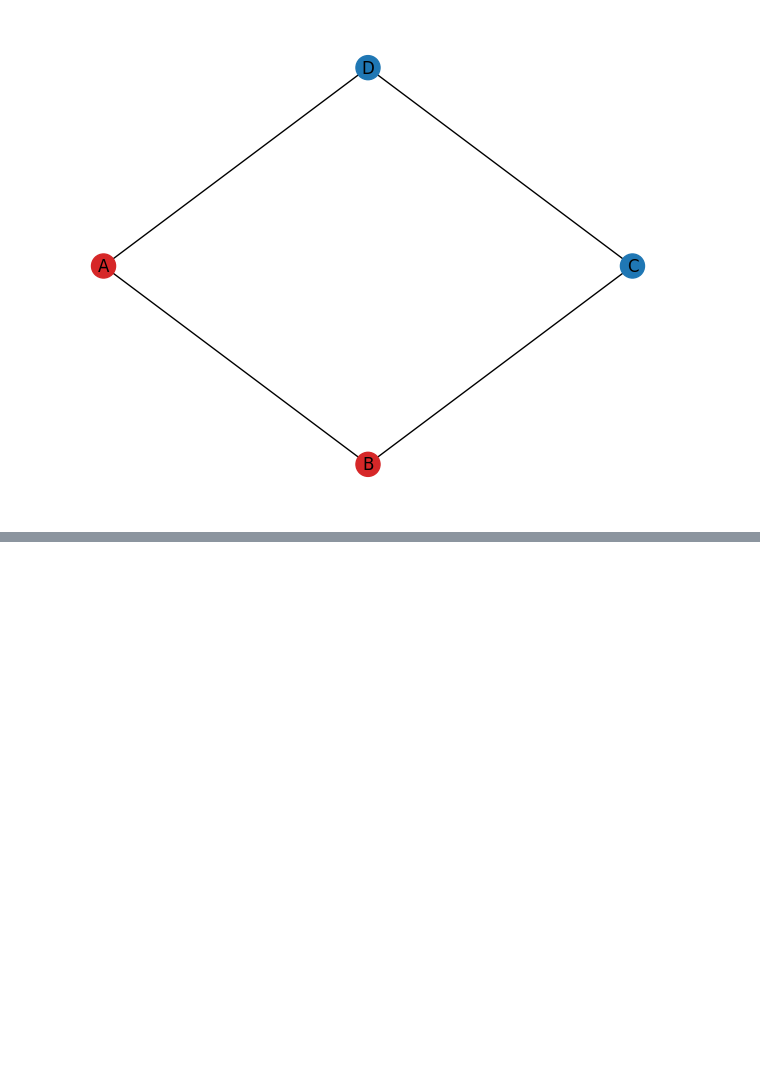
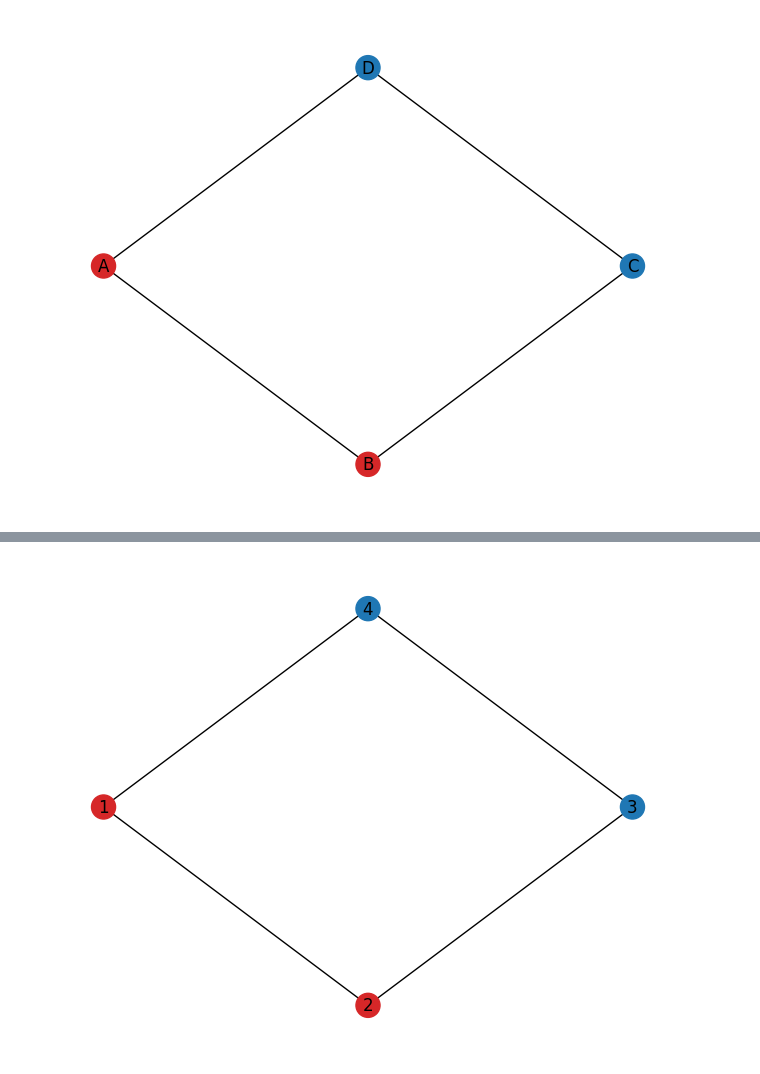
Before and after one commit to pabloramosdev/quantum_computing, a Jupyter notebook: max_cut_problem.ipynb, the cells around one changed output, grey strips where cells are left out. Drawn from its saved outputs; the diff is of its cells as text; code cells hidden in the pictures; blank space fills up the shorter version.

```diff
--- a/max_cut_problem.ipynb
+++ b/max_cut_problem.ipynb
@@ -56,0 +65,10 @@ El máximo corte es 4 y la partición es ({'C', 'A'}, {'D', 'B'})
+# %%
+number_graph = nx.Graph([(1, 2), (2, 3), (3, 4), (4, 1)])
+
+nx.draw(number_graph,
+        pos=nx.shell_layout(number_graph),
+        with_labels=True,
+        node_color=["tab:red" if n in (1,2) else "tab:blue" for n in number_graph])
+plt.show()
+# %% [output]
+[figure, added]
```
Also changed, not shown: parts of 8 cells of this notebook.
